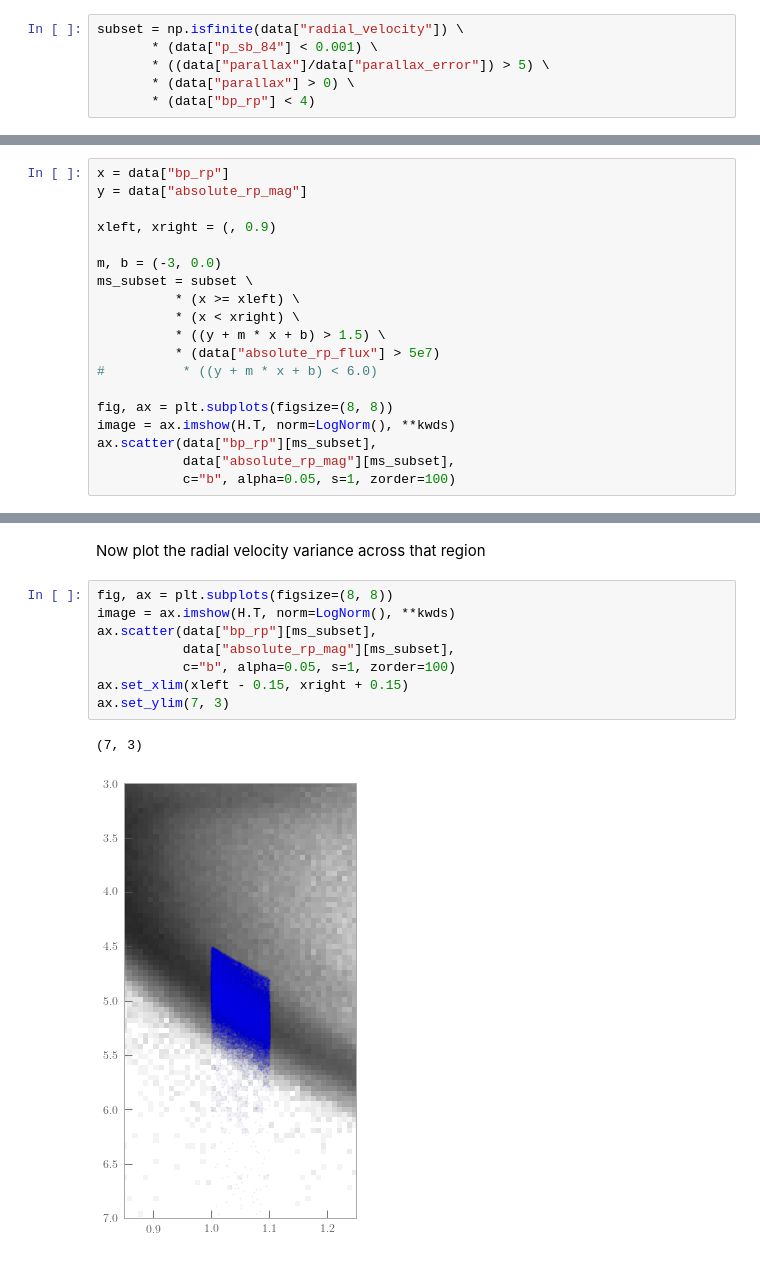
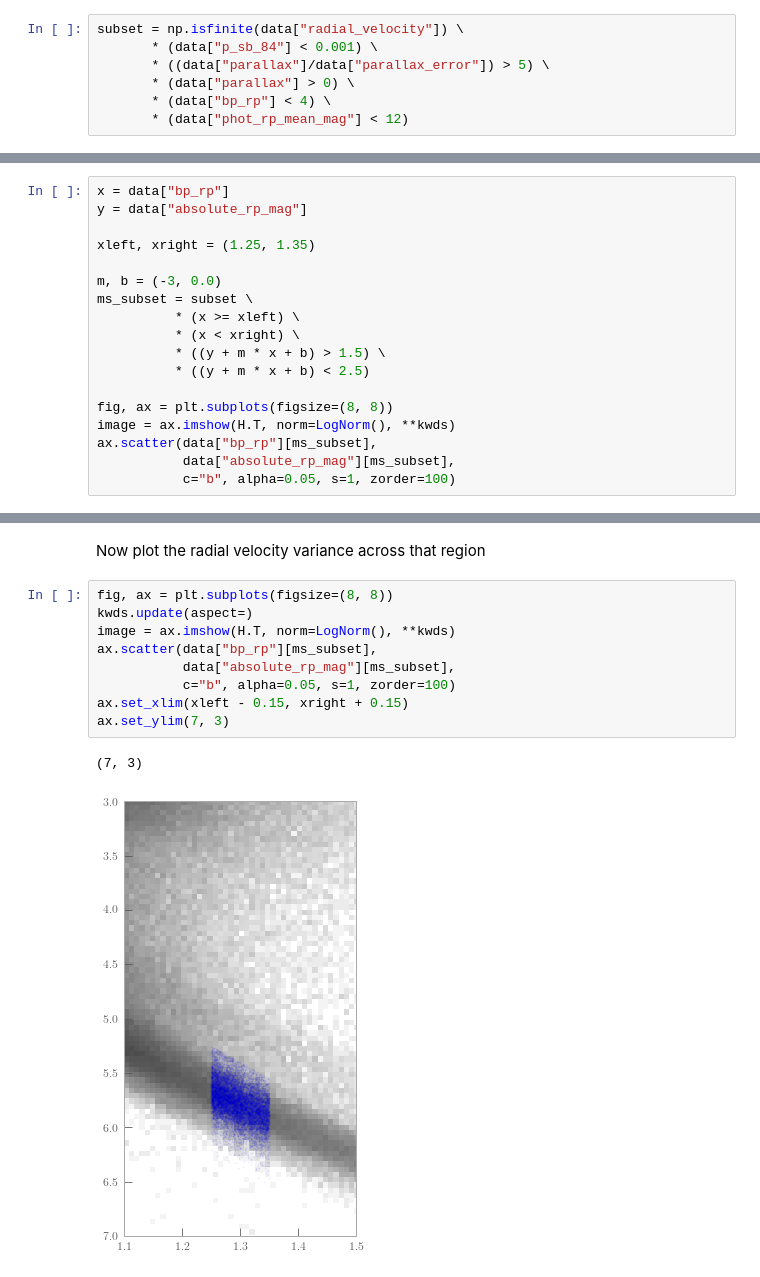
Before and after one commit to andycasey/velociraptor, a Jupyter notebook: notebooks/rv-variance-across-ms.ipynb, the cells around one changed output, grey strips where cells are left out. Saved outputs shown, nothing was run; the diff lists cells and outputs as text.

```diff
--- a/notebooks/rv-variance-across-ms.ipynb
+++ b/notebooks/rv-variance-across-ms.ipynb
@@ -41,7 +41,8 @@ subset = np.isfinite(data["radial_velocity"]) \
        * (data["p_sb_84"] < 0.001) \
        * ((data["parallax"]/data["parallax_error"]) > 5) \
        * (data["parallax"] > 0) \
-       * (data["bp_rp"] < 4)
+       * (data["bp_rp"] < 4) \
+       * (data["phot_rp_mean_mag"] < 12)
 # %%
 subset.sum()
 # %% [output]
@@ -85,15 +86,14 @@ Select a small part of colour space on the main-sequence
 x = data["bp_rp"]
 y = data["absolute_rp_mag"]
 
-xleft, xright = (, 0.9)
+xleft, xright = (1.25, 1.35)
 
 m, b = (-3, 0.0)
 ms_subset = subset \
           * (x >= xleft) \
           * (x < xright) \
           * ((y + m * x + b) > 1.5) \
-          * (data["absolute_rp_flux"] > 5e7)
-#          * ((y + m * x + b) < 6.0)
+          * ((y + m * x + b) < 2.5)
 
 fig, ax = plt.subplots(figsize=(8, 8))
 image = ax.imshow(H.T, norm=LogNorm(), **kwds)
@@ -104,15 +107,16 @@ ax.scatter(data["bp_rp"][ms_subset],
 Now plot the radial velocity variance across that region
 # %%
 fig, ax = plt.subplots(figsize=(8, 8))
+kwds.update(aspect=)
 image = ax.imshow(H.T, norm=LogNorm(), **kwds)
 ax.scatter(data["bp_rp"][ms_subset],
            data["absolute_rp_mag"][ms_subset],
            c="b", alpha=0.05, s=1, zorder=100)
 ax.set_xlim(xleft - 0.15, xright + 0.15)
 ax.set_ylim(7, 3)
 # %% [output]
 (7, 3)
-[figure, old version]
+[figure, new version]
 # %%
 fig, ax = plt.subplots(figsize=(8, 8))
 image = ax.imshow(H.T, norm=LogNorm(), **kwds)
```
Also changed, not shown: parts of 8 cells of this notebook, 10 other files.
